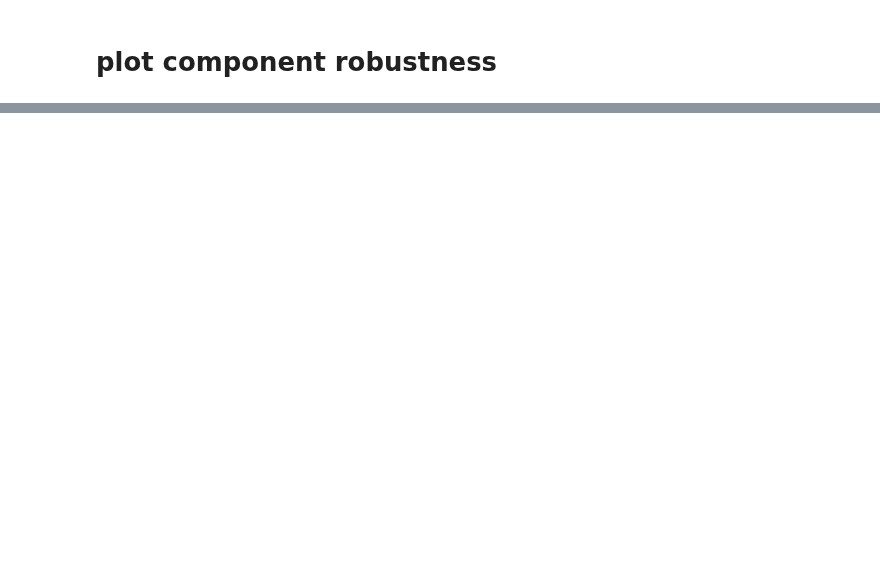
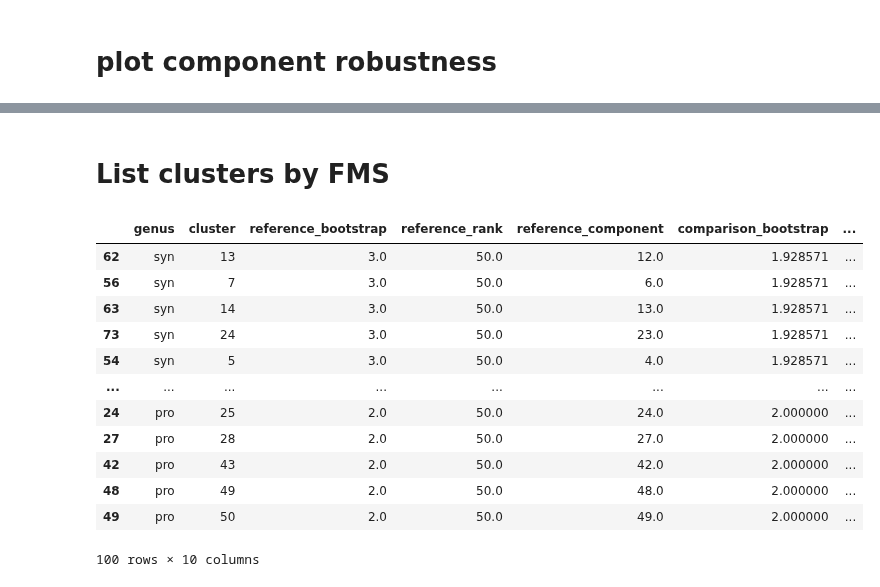
Before and after one commit to blasks/barnacle-manuscript, a Jupyter notebook: development/batch-correction/notebooks/component-robustness.ipynb, the cells around one changed output, grey strips where cells are left out. Saved outputs shown, nothing was run; the diff lists cells and outputs as text; code cells hidden in the pictures; blank space fills up the shorter version.

```diff
--- a/development/batch-correction/notebooks/component-robustness.ipynb
+++ b/development/batch-correction/notebooks/component-robustness.ipynb
@@ -573,0 +552,43 @@ plt.savefig('component-robustness.png', bbox_inches='tight')
+# %% [markdown]
+# List clusters by FMS
+# %%
+# make comp_stats_df
+
+comp_stats_df = pd.DataFrame()
+for cyano in ['pro', 'syn']:
+    df = component_df[
+        (component_df['genus'] == cyano) &
+        (component_df['comparison_rank'] == ranks[cyano]['ref'])
+    ]
+    if len(comp_stats_df) == 0:
+        comp_stats_df = df
+    else:
+        comp_stats_df = pd.concat([comp_stats_df, df])
+
+# join explained variance
+comp_stats_df = pd.merge(
+    left=comp_stats_df,
+    right=var_df[['genus', 'comparison_bootstrap', 'comparison_replicate',
+                  'comparison_component', 'explained_variation']],
+    on=['genus', 'comparison_bootstrap', 'comparison_replicate', 'comparison_component']
+)
+comp_stats_df['cluster'] = comp_stats_df['comparison_component'] + 1
+
+comp_stats_df.groupby(['genus', 'cluster']).mean(
+    ['fms', 'explained_variation']).reset_index().sort_values(
+    ['genus', 'fms'], ascending=False
+)
+# %% [output]
+|  | genus | cluster | reference_bootstrap | reference_rank | reference_component | comparison_bootstrap | ... |
+| 62 | syn | 13 | 3.0 | 50.0 | 12.0 | 1.928571 | ... |
+| 56 | syn | 7 | 3.0 | 50.0 | 6.0 | 1.928571 | ... |
+| 63 | syn | 14 | 3.0 | 50.0 | 13.0 | 1.928571 | ... |
+| 73 | syn | 24 | 3.0 | 50.0 | 23.0 | 1.928571 | ... |
+| 54 | syn | 5 | 3.0 | 50.0 | 4.0 | 1.928571 | ... |
+| ... | ... | ... | ... | ... | ... | ... | ... |
+| 24 | pro | 25 | 2.0 | 50.0 | 24.0 | 2.000000 | ... |
+| 27 | pro | 28 | 2.0 | 50.0 | 27.0 | 2.000000 | ... |
+| 42 | pro | 43 | 2.0 | 50.0 | 42.0 | 2.000000 | ... |
+| 48 | pro | 49 | 2.0 | 50.0 | 48.0 | 2.000000 | ... |
+| 49 | pro | 50 | 2.0 | 50.0 | 49.0 | 2.000000 | ... |
+100 rows × 10 columns
```
Also changed, not shown: parts of 11 cells of this notebook, 3 other files.
